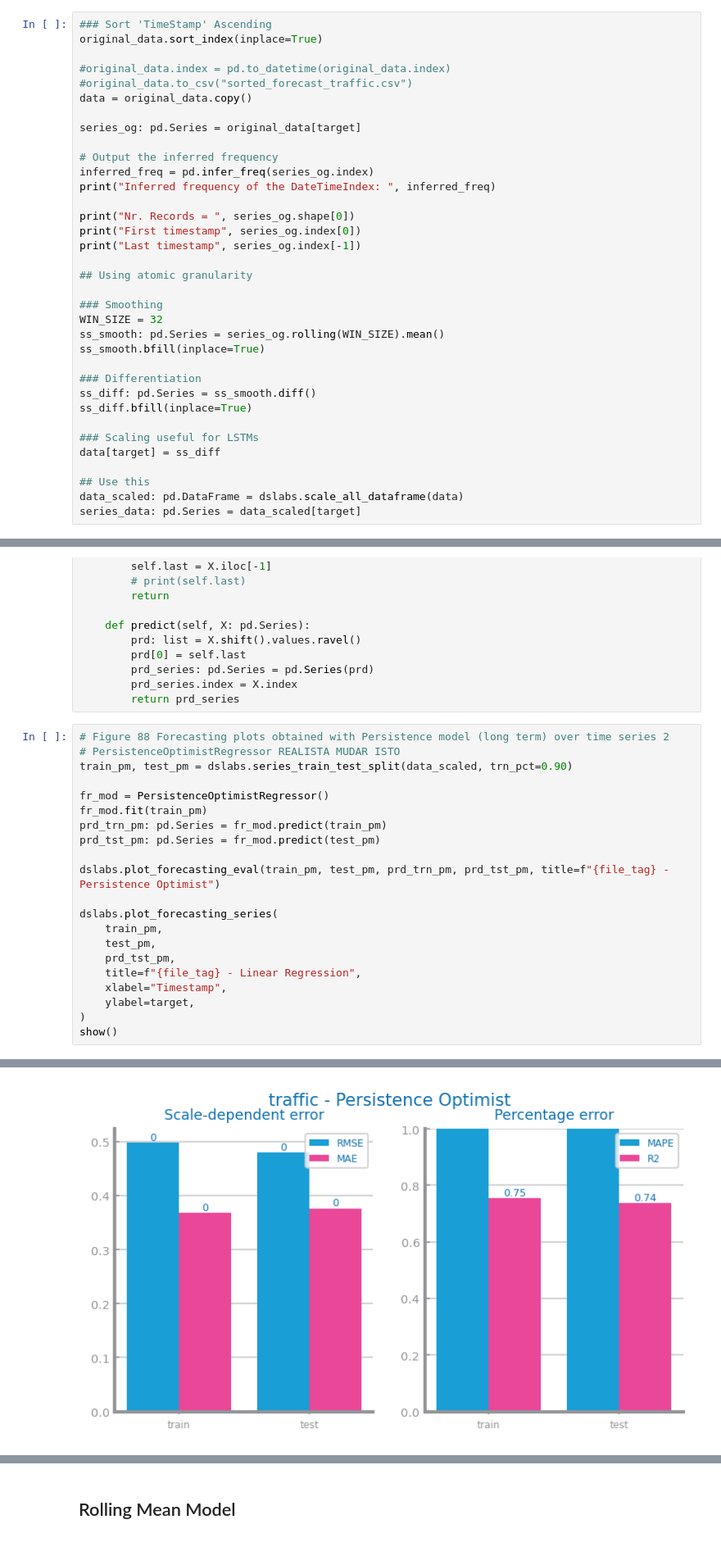
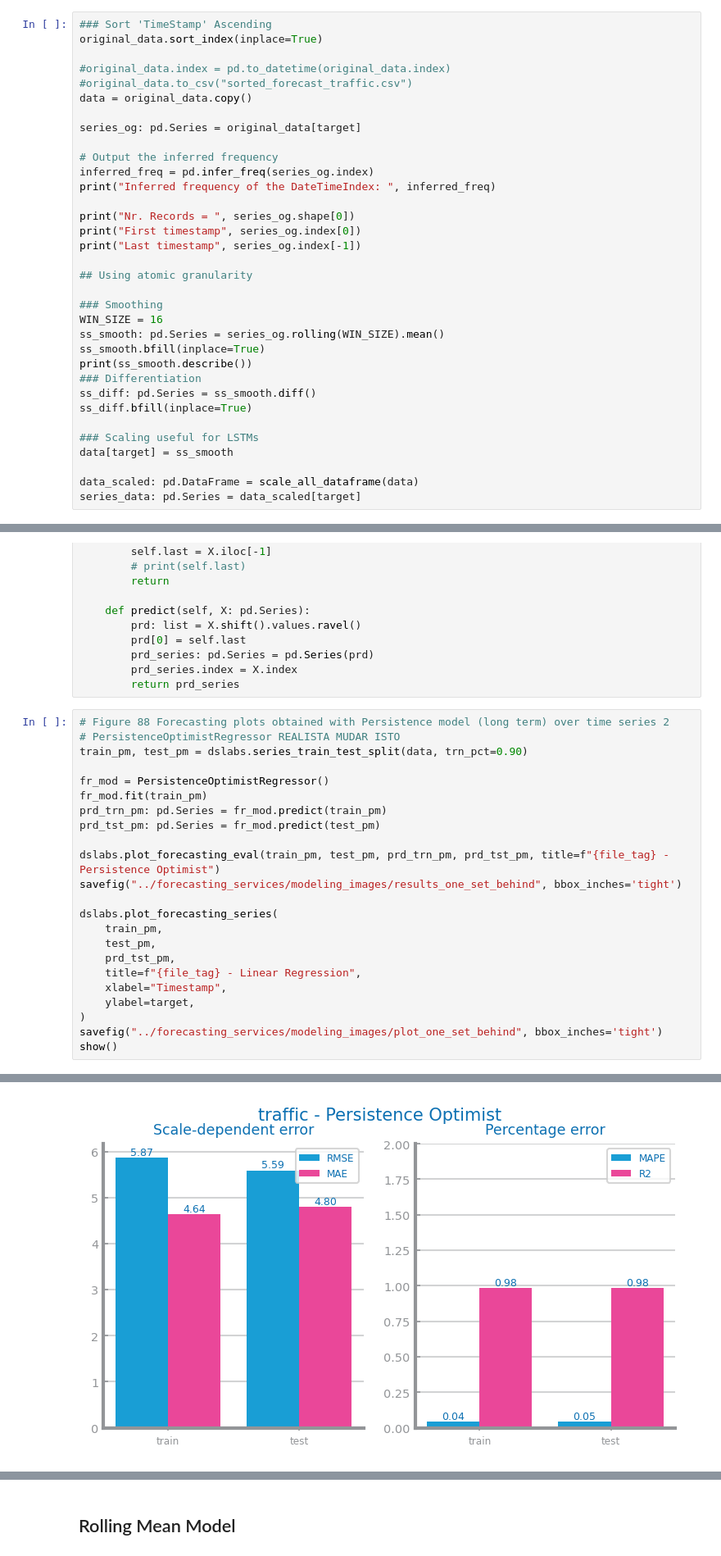
Before and after one commit to franciscoAbreuTecnico/Data-Science-IST, a Jupyter notebook: forecasting_services/modeling.ipynb, the cells around one changed output, grey strips where cells are left out. Shown at 82% size. Drawn from its saved outputs; the diff is of its cells as text.

```diff
--- a/forecasting_services/modeling.ipynb
+++ b/forecasting_services/modeling.ipynb
@@ -52,19 +72,18 @@ print("Last timestamp", series_og.index[-1])
 ## Using atomic granularity
 
 ### Smoothing
-WIN_SIZE = 32
+WIN_SIZE = 16
 ss_smooth: pd.Series = series_og.rolling(WIN_SIZE).mean()
 ss_smooth.bfill(inplace=True)
-
+print(ss_smooth.describe())
 ### Differentiation
 ss_diff: pd.Series = ss_smooth.diff()
 ss_diff.bfill(inplace=True)
 
 ### Scaling useful for LSTMs
-data[target] = ss_diff
+data[target] = ss_smooth
 
-## Use this
-data_scaled: pd.DataFrame = dslabs.scale_all_dataframe(data)
+data_scaled: pd.DataFrame = scale_all_dataframe(data)
 series_data: pd.Series = data_scaled[target]
 # %% [output]
 Inferred frequency of the DateTimeIndex:  15T
@@ -159,7 +217,7 @@ class PersistenceOptimistRegressor(RegressorMixin):
 # %%
 # Figure 88 Forecasting plots obtained with Persistence model (long term) over time series 2
 # PersistenceOptimistRegressor REALISTA MUDAR ISTO
-train_pm, test_pm = dslabs.series_train_test_split(data_scaled, trn_pct=0.90)
+train_pm, test_pm = dslabs.series_train_test_split(data, trn_pct=0.90)
 
 fr_mod = PersistenceOptimistRegressor()
 fr_mod.fit(train_pm)
@@ -167,6 +225,7 @@ prd_trn_pm: pd.Series = fr_mod.predict(train_pm)
 prd_tst_pm: pd.Series = fr_mod.predict(test_pm)
 
 dslabs.plot_forecasting_eval(train_pm, test_pm, prd_trn_pm, prd_tst_pm, title=f"{file_tag} - Persistence Optimist")
+savefig("../forecasting_services/modeling_images/results_one_set_behind", bbox_inches='tight')
 
 dslabs.plot_forecasting_series(
     train_pm,
@@ -176,5 +235,6 @@ dslabs.plot_forecasting_series(
     xlabel="Timestamp",
     ylabel=target,
 )
+savefig("../forecasting_services/modeling_images/plot_one_set_behind", bbox_inches='tight')
 show()
 # %% [output]
@@ -182 +242 @@ show()
-[figure, old version]
+[figure, new version]
```
Also changed, not shown: parts of 21 cells of this notebook, 51 other files.
